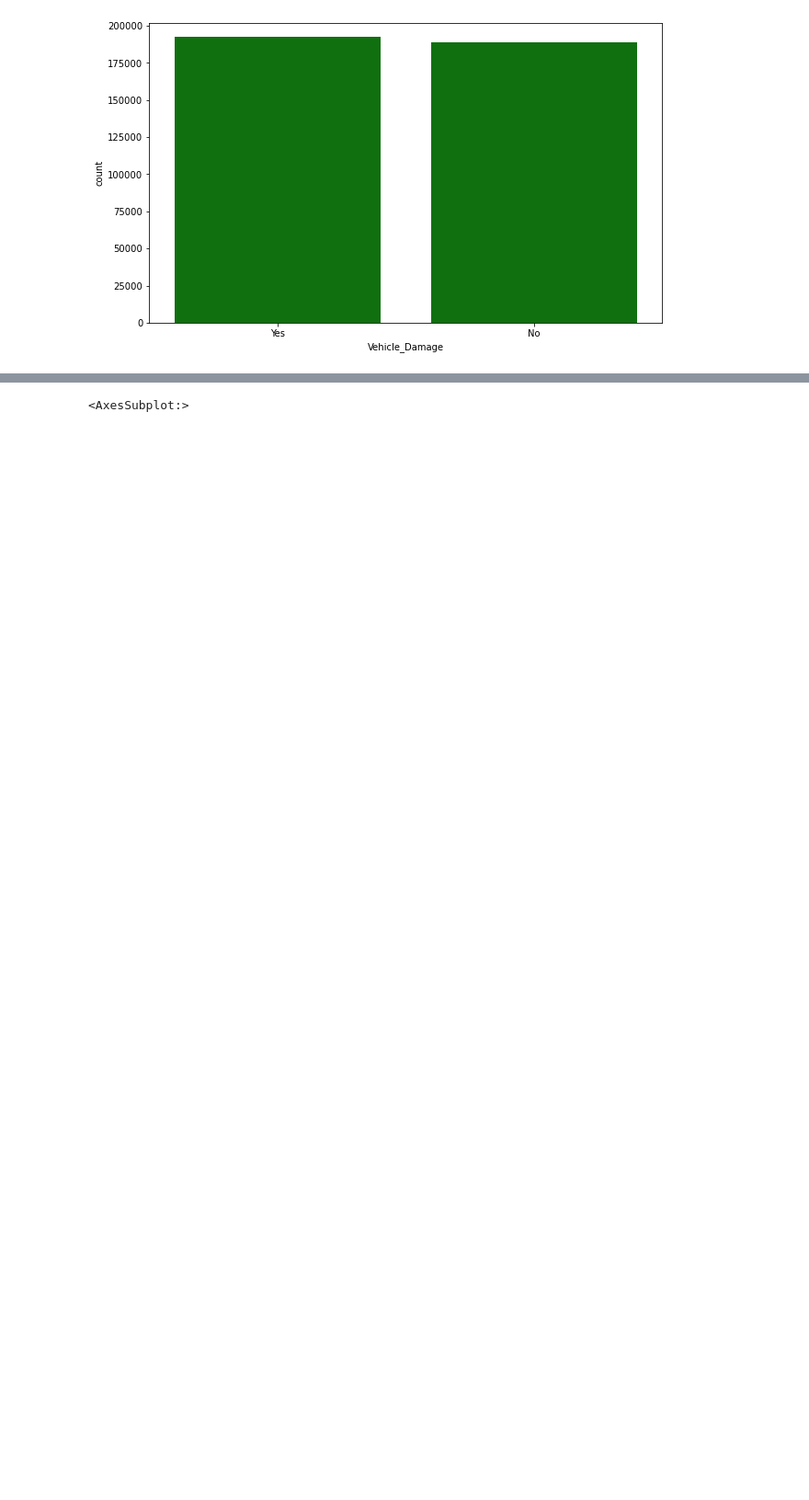
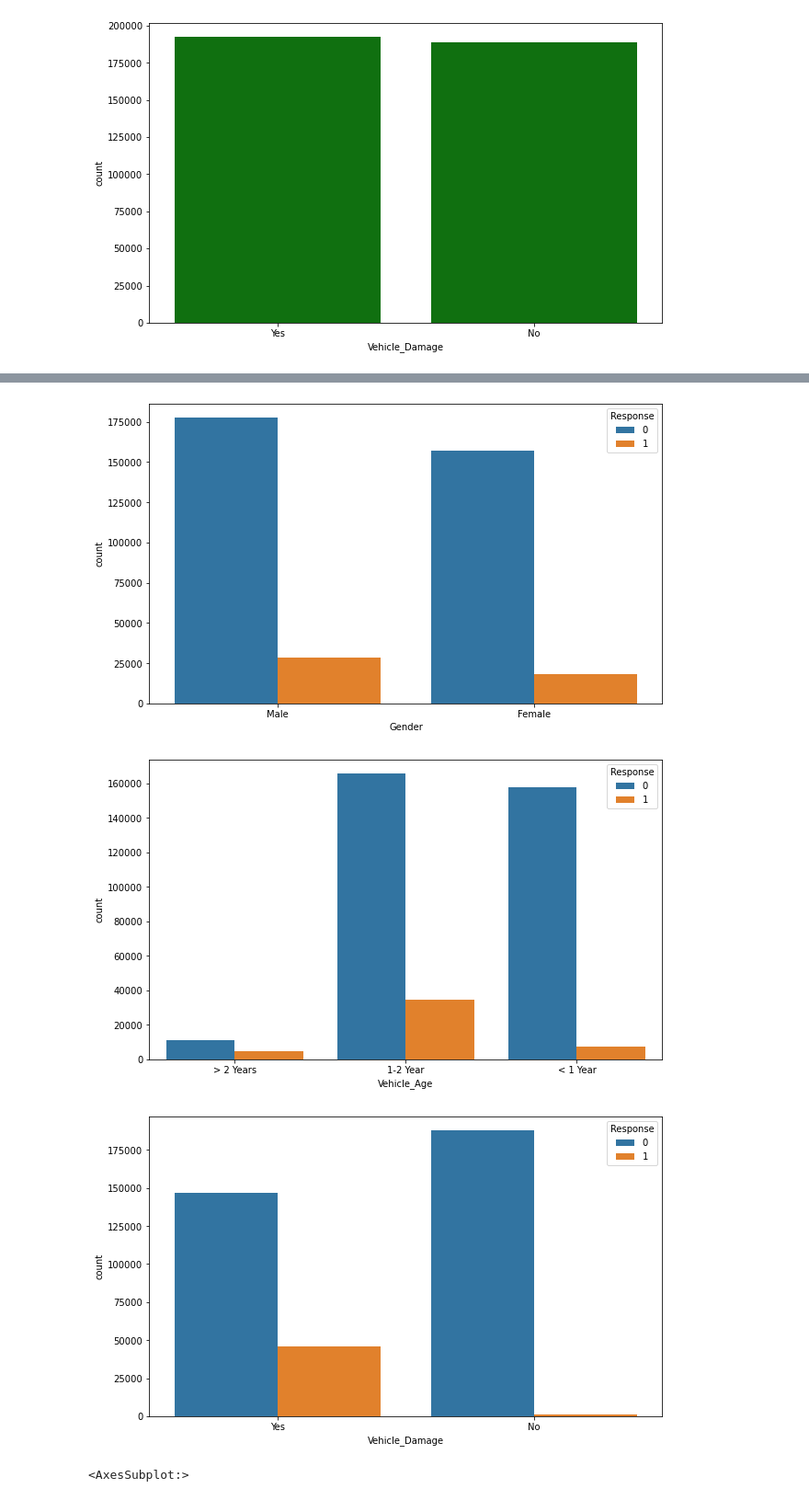
Before and after one commit to kallu29/ds-project3, a Jupyter notebook: third project.ipynb, the cells around one changed output, grey strips where cells are left out. Shown at 92% size. Drawn from its saved outputs; the diff is of its cells as text; code cells hidden in the pictures; blank space fills up the shorter version.

```diff
--- a/third project.ipynb
+++ b/third project.ipynb
@@ -131,10 +133,14 @@ Mean: 0.4582101183650871
 # %%
 cols=['Gender','Vehicle_Age','Vehicle_Damage']
 for i in cols:
     plt.figure(figsize=(10,6))
-    sns.countplot(data1[i],hue=data1['Response'],color={"red","green"})
+    sns.countplot(data1[i],hue=data1['Response'])
     plt.show()
     print()
+# %% [output]
+[figure, added]
+[figure, added]
+[figure, added]
 # %%
 corr=data1.corr()
 sns.heatmap(corr)
```
Also changed, not shown: parts of 6 cells of this notebook.
